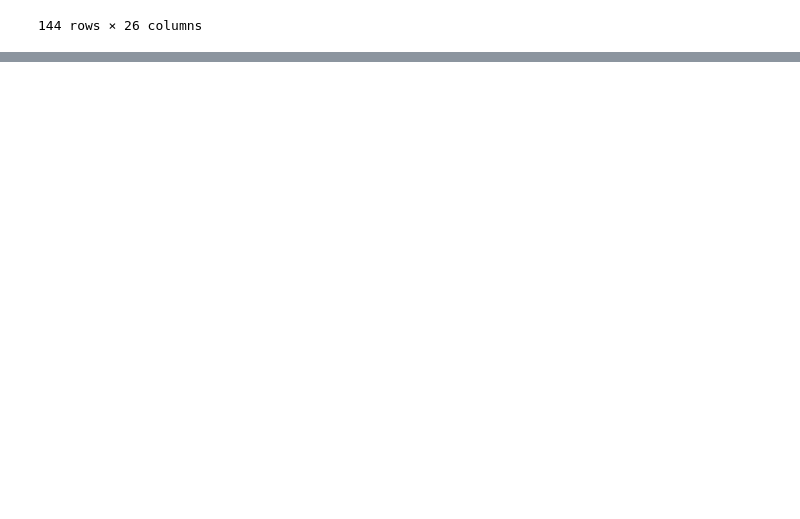
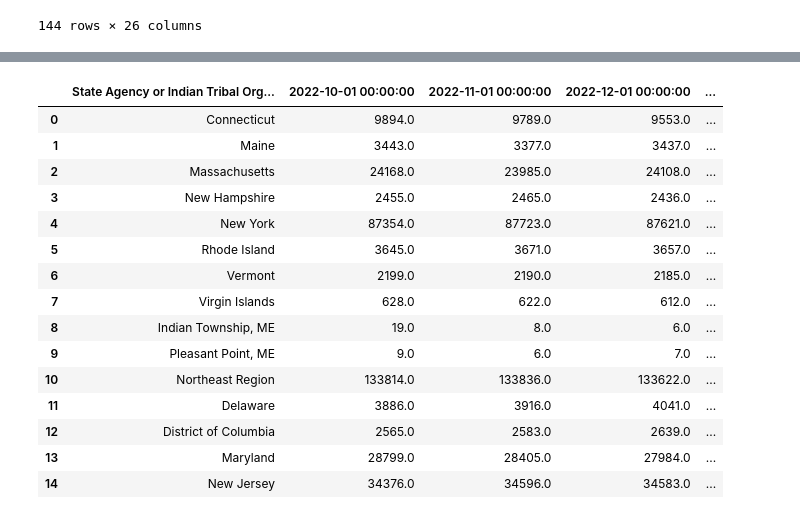
Before and after one commit to chadhollman/hrsa-grants-api, a Jupyter notebook: EHB Grants.ipynb, the cells around one changed output, grey strips where cells are left out. Cells and saved outputs as stored; diff of their text form; code cells hidden in the pictures; blank space fills up the shorter version.

Commit message:
cleaned up some more data

```diff
--- a/EHB Grants.ipynb
+++ b/EHB Grants.ipynb
@@ -58,0 +142,5 @@ ehb_active_clean[(ehb_active_clean["HRSA Program Area Name"] == 'Maternal and Ch
+# %%
+# there are additional worksheets that can be looked. The one we loaded is the total of those sheets
+wic_xls = pd.read_excel("data/wicagencies2023ytd-10.xlsx", sheet_name=['Total Women'], skiprows = 4)
+wic_xls_df = wic_xls['Total Women']
+wic_xls_df
@@ -58,0 +161,20 @@ ehb_active_clean[(ehb_active_clean["HRSA Program Area Name"] == 'Maternal and Ch
+# %%
+wic_xls_clean = wic_xls_df.dropna().copy()
+wic_xls_clean.head(15)
+# %% [output]
+|  | State Agency or Indian Tribal Org... | 2022-10-01 00:00:00 | 2022-11-01 00:00:00 | 2022-12-01 00:00:00 | ... |
+| 0 | Connecticut | 9894.0 | 9789.0 | 9553.0 | ... |
+| 1 | Maine | 3443.0 | 3377.0 | 3437.0 | ... |
+| 2 | Massachusetts | 24168.0 | 23985.0 | 24108.0 | ... |
+| 3 | New Hampshire | 2455.0 | 2465.0 | 2436.0 | ... |
+| 4 | New York | 87354.0 | 87723.0 | 87621.0 | ... |
+| 5 | Rhode Island | 3645.0 | 3671.0 | 3657.0 | ... |
+| 6 | Vermont | 2199.0 | 2190.0 | 2185.0 | ... |
+| 7 | Virgin Islands | 628.0 | 622.0 | 612.0 | ... |
+| 8 | Indian Township, ME | 19.0 | 8.0 | 6.0 | ... |
+| 9 | Pleasant Point, ME | 9.0 | 6.0 | 7.0 | ... |
+| 10 | Northeast Region | 133814.0 | 133836.0 | 133622.0 | ... |
+| 11 | Delaware | 3886.0 | 3916.0 | 4041.0 | ... |
+| 12 | District of Columbia | 2565.0 | 2583.0 | 2639.0 | ... |
+| 13 | Maryland | 28799.0 | 28405.0 | 27984.0 | ... |
+| 14 | New Jersey | 34376.0 | 34596.0 | 34583.0 | ... |
```
Also changed, not shown: parts of 16 cells of this notebook.
